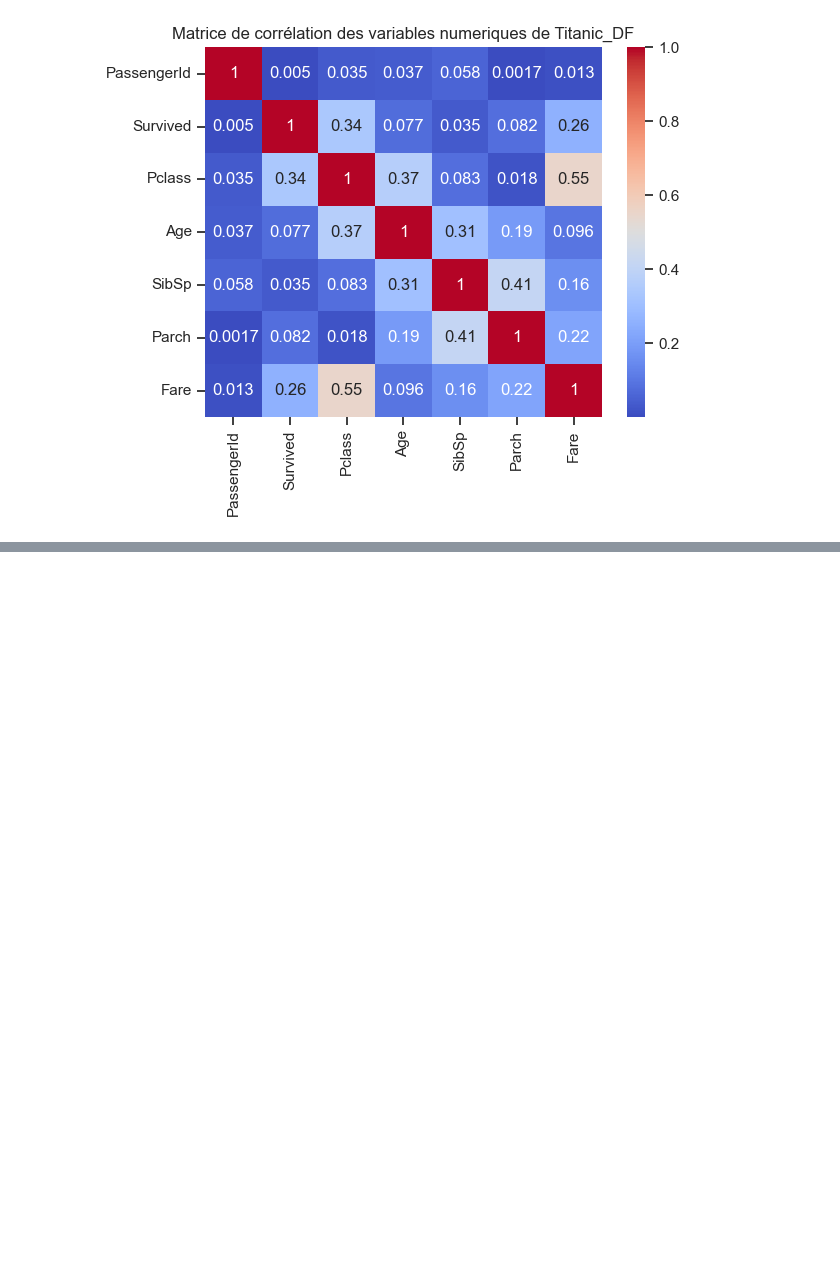
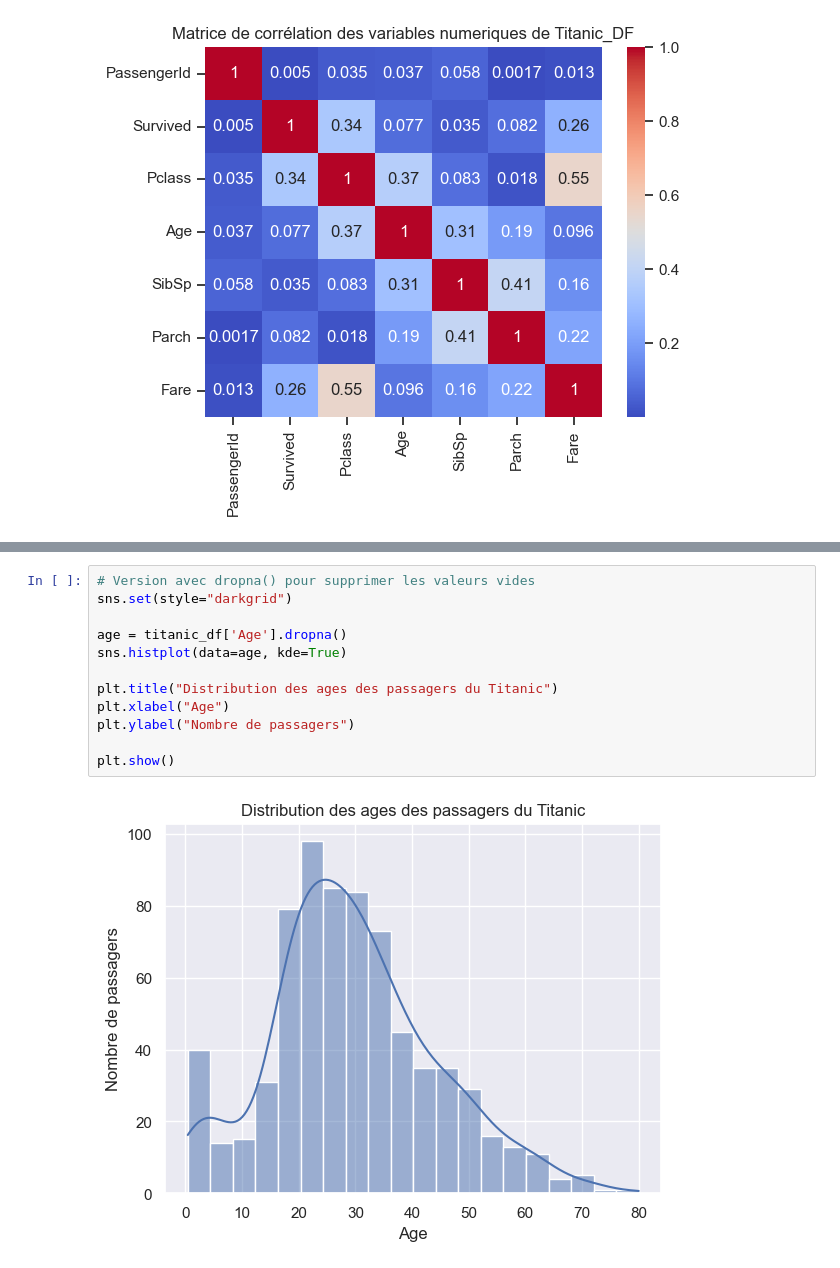
Before and after one commit to timdazayous/InitiationPython, a Jupyter notebook: Seaborn.ipynb, the cells around one changed output, grey strips where cells are left out. Drawn from its saved outputs; the diff is of its cells as text; blank space fills up the shorter version.

```diff
--- a/Seaborn.ipynb
+++ b/Seaborn.ipynb
@@ -169,0 +218,14 @@ Fare         1.000000
+# %%
+# Version avec dropna() pour supprimer les valeurs vides
+sns.set(style="darkgrid")
+
+age = titanic_df['Age'].dropna()
+sns.histplot(data=age, kde=True)
+
+plt.title("Distribution des ages des passagers du Titanic")
+plt.xlabel("Age")
+plt.ylabel("Nombre de passagers")
+
+plt.show()
+# %% [output]
+[figure, added]
```
Also changed, not shown: parts of 8 cells of this notebook.
